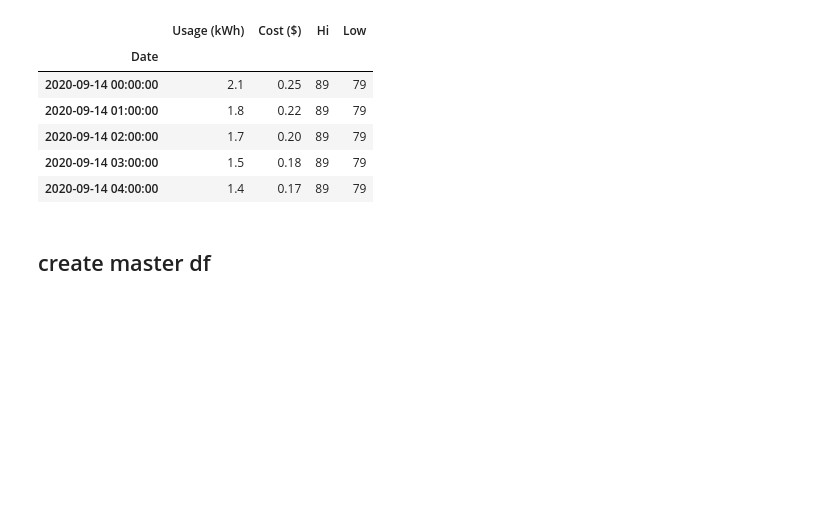
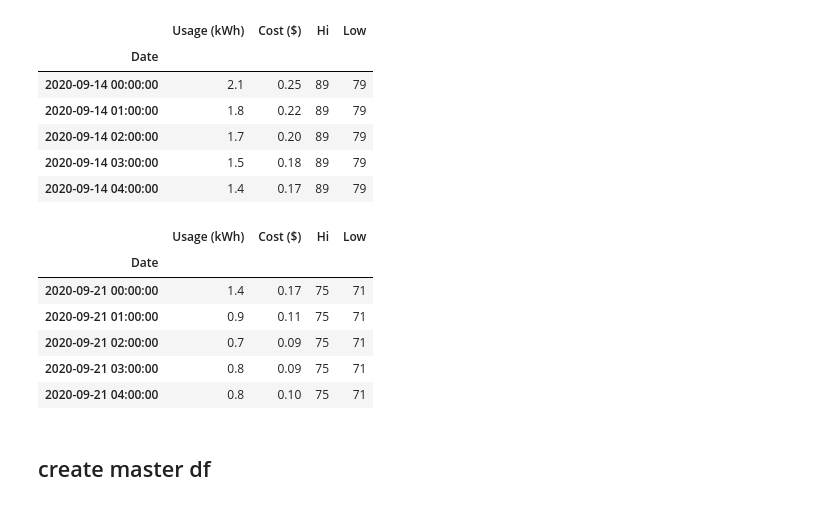
Before and after one commit to stevenhurwitt/reliant-scrape, a Jupyter notebook: usage_data.ipynb, the cells around one changed output. Drawn from its saved outputs; the diff is of its cells as text; code cells hidden in the pictures; blank space fills up the shorter version.

```diff
--- a/usage_data.ipynb
+++ b/usage_data.ipynb
@@ -73,6 +73,17 @@ use4.head()
 | 2020-09-14 02:00:00 | 1.7 | 0.20 | 89 | 79 |
 | 2020-09-14 03:00:00 | 1.5 | 0.18 | 89 | 79 |
 | 2020-09-14 04:00:00 | 1.4 | 0.17 | 89 | 79 |
+# %%
+use5 = pd.read_csv('daily_usage_09272020.csv', index_col = 0)
+use5.head()
+# %% [output]
+|  | Usage (kWh) | Cost ($) | Hi | Low |
+| Date |  |  |  |  |
+| 2020-09-21 00:00:00 | 1.4 | 0.17 | 75 | 71 |
+| 2020-09-21 01:00:00 | 0.9 | 0.11 | 75 | 71 |
+| 2020-09-21 02:00:00 | 0.7 | 0.09 | 75 | 71 |
+| 2020-09-21 03:00:00 | 0.8 | 0.09 | 75 | 71 |
+| 2020-09-21 04:00:00 | 0.8 | 0.10 | 75 | 71 |
 # %% [markdown]
 ## create master df
 # %%
```
Also changed, not shown: parts of 6 cells of this notebook, 3 other files.
